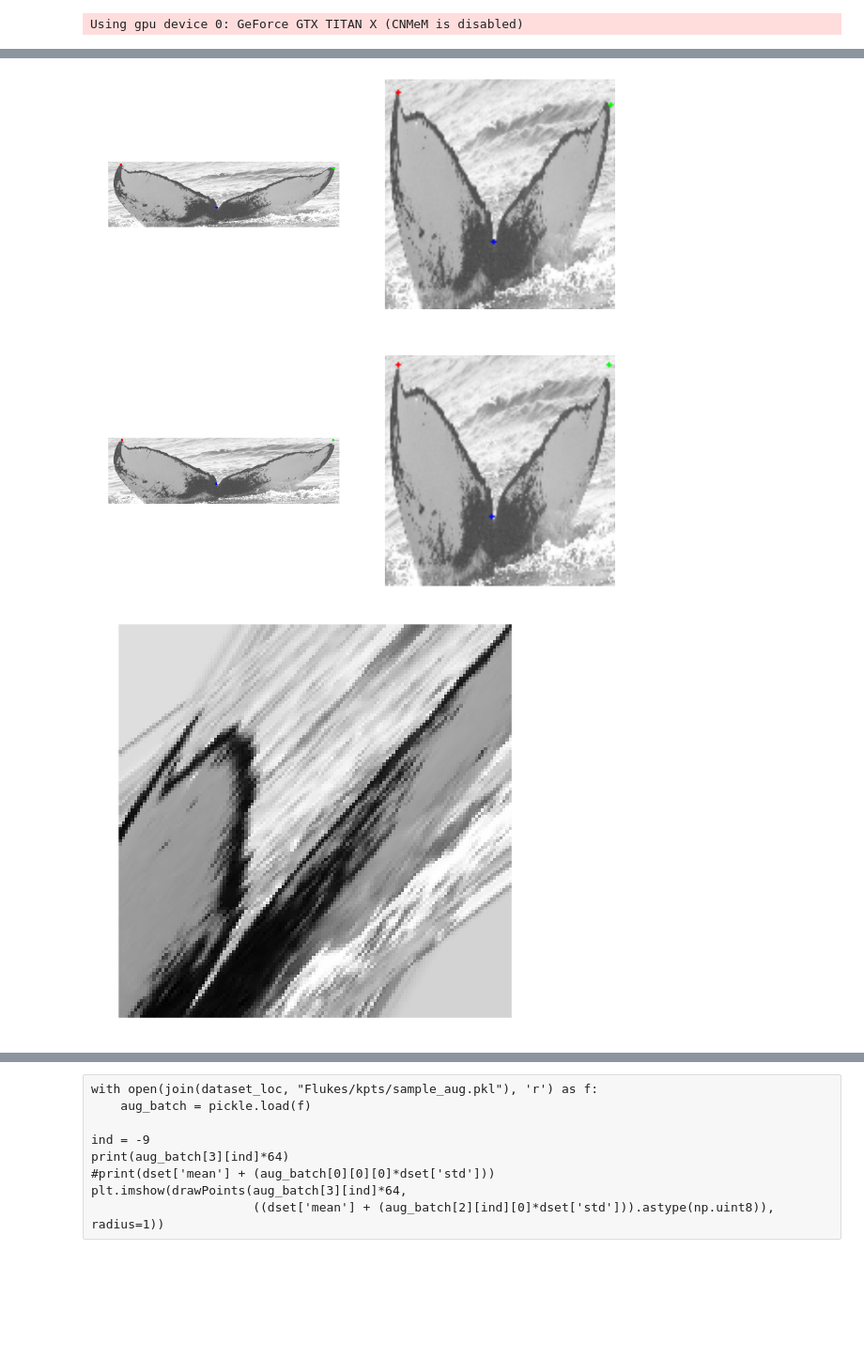
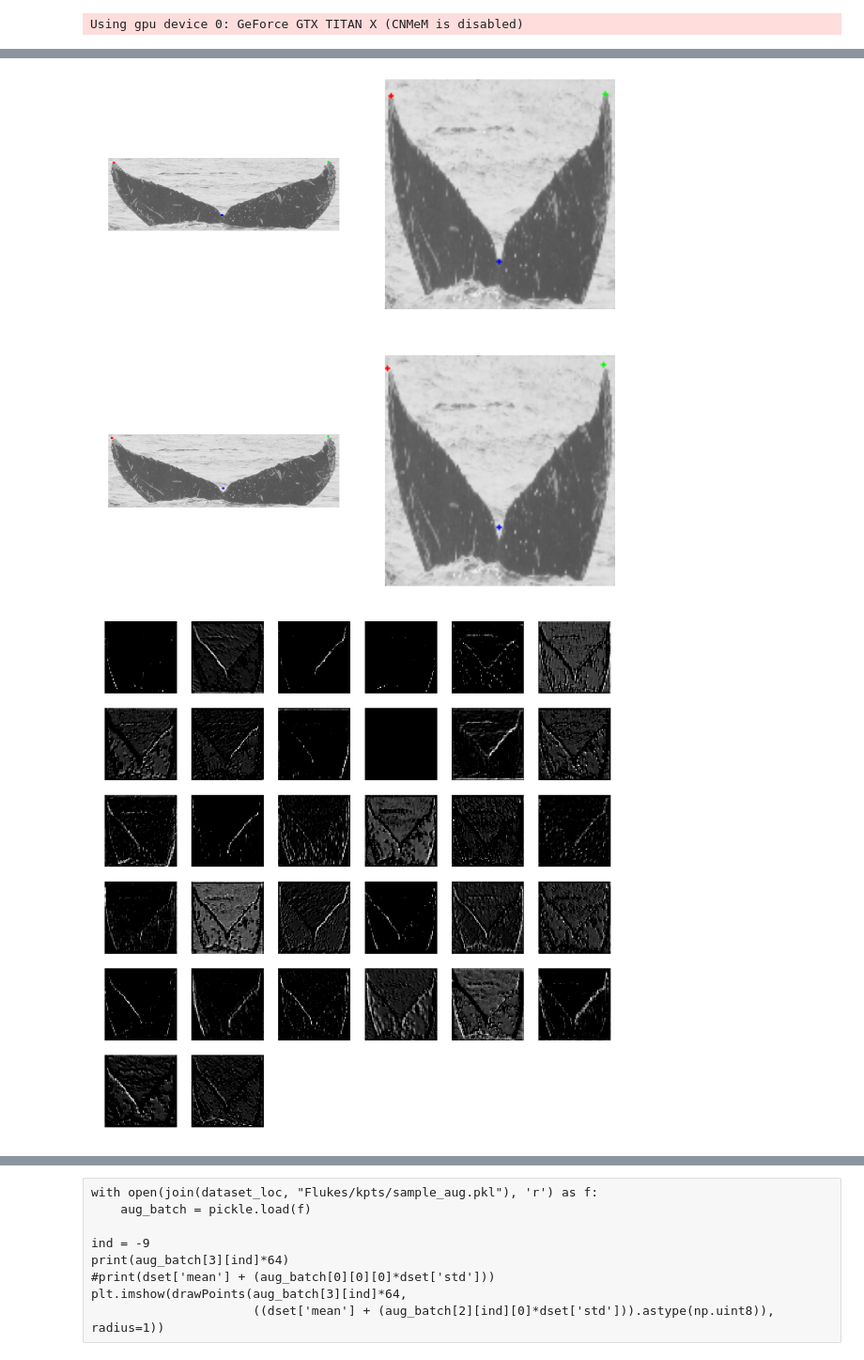
Before and after one commit to zmjjmz/thesiswork, a Jupyter notebook: edge_extract/Keypoint Extractor Analysis.ipynb, the cells around one changed output, grey strips where cells are left out. Shown at 94% size. Saved outputs shown, nothing was run; the diff lists cells and outputs as text; code cells hidden in the pictures; blank space fills up the shorter version.

```diff
--- a/edge_extract/Keypoint Extractor Analysis.ipynb
+++ b/edge_extract/Keypoint Extractor Analysis.ipynb
@@ -32 +32,5 @@ dset_loc = 'all_kpts_128_fixedx'
+# %%
+size = 128
+model_loc = 'all_kpts_%d_fixedx' % size
+dset_loc = 'all_kpts_%d_fixedx' % size
 # %%
@@ -43,7 +52,7 @@ Took 7.53 seconds
 X = T.tensor4()
 
 
-kpextractor = build_kpextractor128_decoupled_stn()
+kpextractor = build_kpextractor128_decoupled()
 ll.set_all_param_values(kpextractor, model)
 model_outputs = [ll.get_output(intr_layer, X, deterministic=True) for intr_layer in ll.get_all_layers(kpextractor)]
 #segmenter_out = ll.get_output(segmenter, X, deterministic=True)
@@ -183,8 +208,8 @@ def show_output(originals, true_labels, outputs, ind, stage=-1, imgnames=None, s
         netax.imshow(denormed, interpolation='none')
     #ax[2].imshow(network_stage)
 
-sec = 'train'
+sec = 'test'
 show_output(dset_for_model[sec]['X'], dset_for_model[sec]['y'], point_outputs[sec],
-            random.choice(range(dset_for_model[sec]['X'].shape[0])), stage=12,
+            random.choice(range(dset_for_model[sec]['X'].shape[0])), stage=4,
             imgnames=dset_for_model[sec]['names'], sizes=dset_for_model[sec]['extra'])
 # %% [output]
@@ -209,5 +232,5 @@ show_output(dset_for_model[sec]['X'], dset_for_model[sec]['y'], point_outputs[se
-[figure, old version]
+[figure, new version]
-[figure, old version]
+[figure, new version]
 # %%
 #print(len(point_outputs_valid))
 n_layers = len(point_outputs[sec])
```
Also changed, not shown: parts of 15 cells of this notebook, 7 other files.
